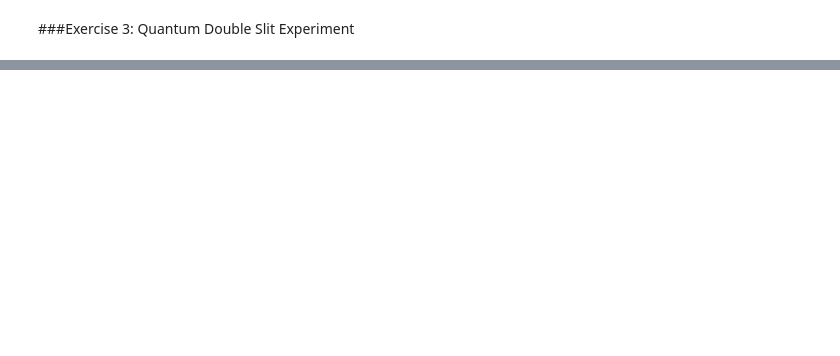
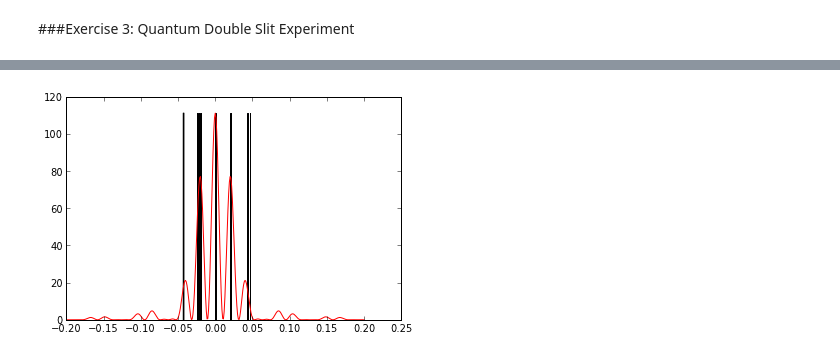
Before and after one commit to ipowellPHYS202/PHYS202-S13, a Jupyter notebook: Week8/Tuesday_Thurs_Notes.ipynb, the cells around one changed output, grey strips where cells are left out. Saved outputs shown, nothing was run; the diff lists cells and outputs as text; code cells hidden in the pictures; blank space fills up the shorter version.

```diff
--- a/Week8/Tuesday_Thurs_Notes.ipynb
+++ b/Week8/Tuesday_Thurs_Notes.ipynb
@@ -172,0 +210,9 @@ show()
+# %%
+N = 10
+x = arange(-.2,.201,.001)
+this = distribute1D(x,I_tot,N)
+n,bins,patches=hist(this,100,normed=True)
+plot(x,I_tot(x)*max(n),'r')
+show()
+# %% [output]
+[figure, added]
```
Also changed, not shown: parts of 17 cells of this notebook, 2 other files.
